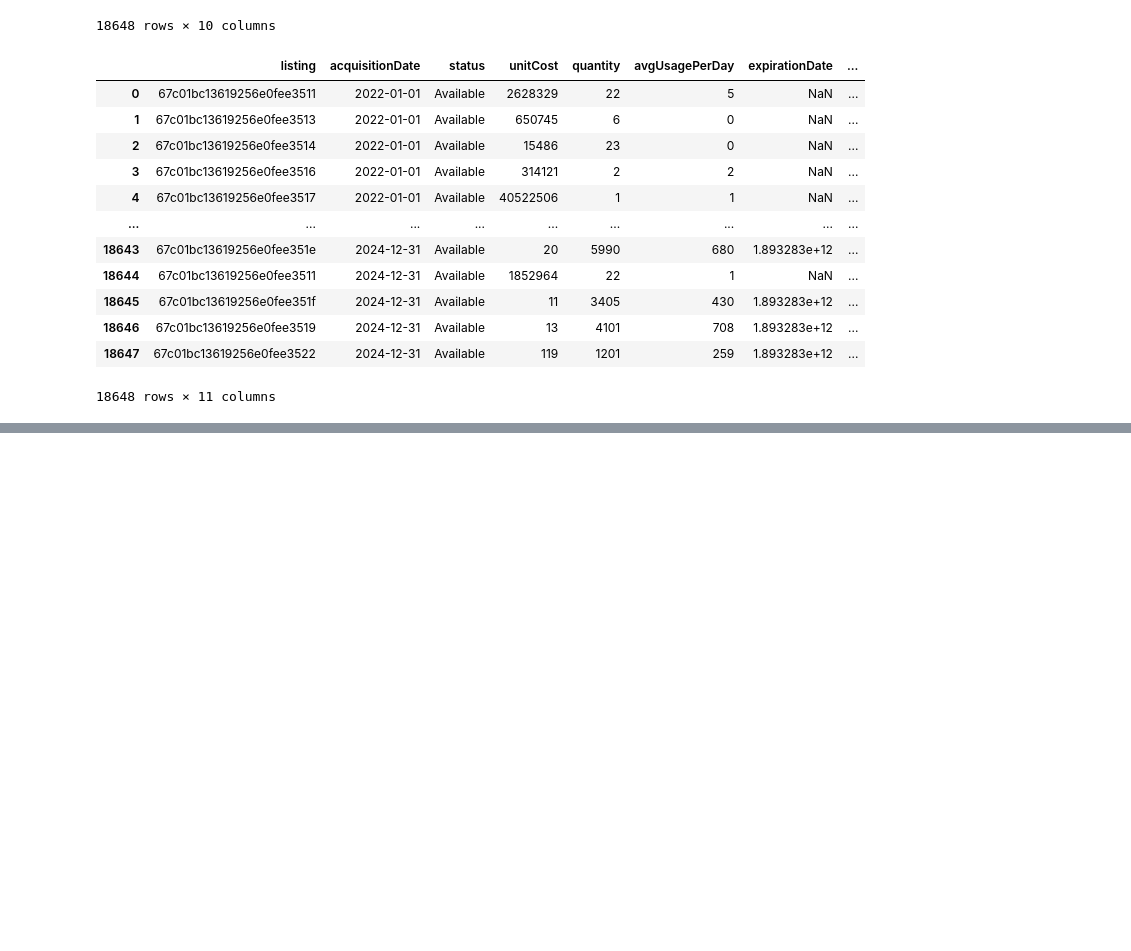
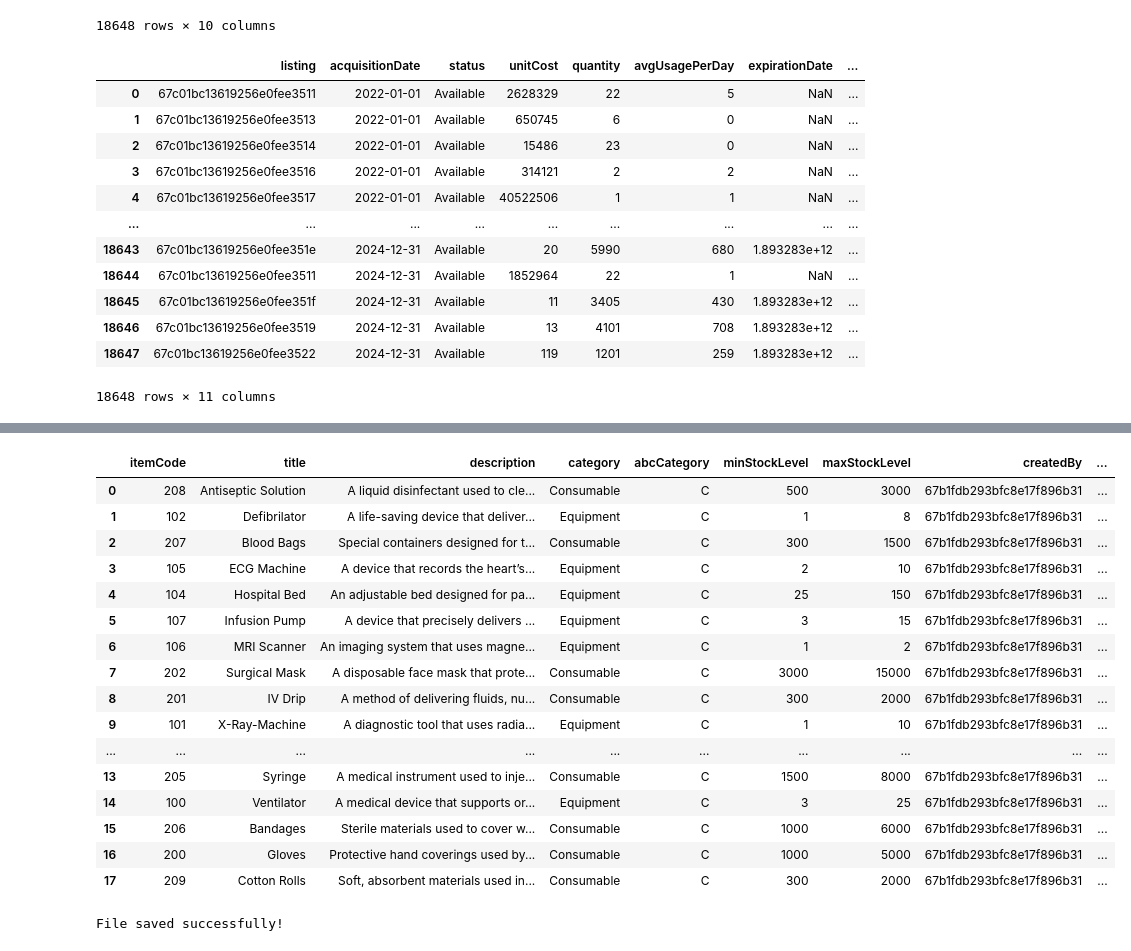
Before and after one commit to KubangPawis/hospital-inventory-demand-forecasting, a Jupyter notebook: synthetic_data_gen.ipynb, the cells around one changed output, grey strips where cells are left out. Saved outputs shown, nothing was run; the diff lists cells and outputs as text; code cells hidden in the pictures; blank space fills up the shorter version.

```diff
--- a/synthetic_data_gen.ipynb
+++ b/synthetic_data_gen.ipynb
@@ -1074,7 +1074,7 @@ stock_listing_df3
 | 18647 | 67c01bc13619256e0fee3522 | 2024-12-31 | Available | 119 | 1201 | 259 | 1.893283e+12 | ... |
 18648 rows × 11 columns
 # %%
-stock_listing_df3 = stock_listing_df3.head(20)
+#stock_listing_df3 = stock_listing_df3.head(20)
 # %%
 # Export stock_listing_v3.json (to export to database)
 if not os.path.exists('./data/stock_listing_v3.json'):
@@ -1086,0 +1126,6 @@ File saved successfully!
+# %%
+stock_listing_latest = stock_listing_df3.copy()
+latest_date_per_item = stock_listing_latest.groupby('listing')['acquisitionDate'].transform('max')
+stock_listing_latest['isLatest'] = stock_listing_latest['acquisitionDate'] == latest_date_per_item
+stock_listing_latest = stock_listing_latest[stock_listing_latest['isLatest'] == True]
+stock_listing_latest
@@ -1086,0 +1150,62 @@ File saved successfully!
+# %%
+def checkStockLevelStatus(minStockLevel, maxStockLevel, threshold, totalStocks):
+    if totalStocks <= (minStockLevel + threshold):
+        return 'low'
+    elif totalStocks <= (maxStockLevel - threshold):
+        return 'moderate'
+    else:
+        return 'high'
+
+item_listing_df1 = stock_listing_latest[['listing', 'quantity']].merge(item_listing_df1, left_on='listing', right_on='_id')
+item_listing_df1 = item_listing_df1.drop('listing', axis=1)
+
+item_listing_df1.columns
+
+# Compute stockLevelStatus
+item_listing_df1['threshold'] = (item_listing_df1['maxStockLevel'] - item_listing_df1['minStockLevel']) / 3
+item_listing_df1['stockLevelStatus'] = item_listing_df1.apply(lambda row: checkStockLevelStatus(row['minStockLevel'], row['maxStockLevel'], row['threshold'], row['quantity']), axis=1)
+
+# Compute stockLevelStatus
+item_listing_df1['range'] = item_listing_df1['maxStockLevel'] - item_listing_df1['minStockLevel']
+item_listing_df1['stockAboveMin'] = item_listing_df1['quantity'] - item_listing_df1['minStockLevel']
+item_listing_df1['stockLevelPercentage'] = np.where(
+    item_listing_df1['range'] <= 0,
+    0,
+    np.clip((item_listing_df1['stockAboveMin'] / item_listing_df1['range']) * 100, 0, 100)
+)
+
+# Remove unnecessary columns
+item_listing_df1.drop(columns=['threshold', 'range', 'stockAboveMin', 'createdAt', '_id'], inplace=True)
+
+# Rename columns
+item_listing_df1.rename(columns={'quantity': 'totalStocks'}, inplace=True)
+item_listing_df1 = item_listing_df1[['itemCode', 'title', 'description', 'category', 'abcCategory', 'minStockLevel', 'maxStockLevel', 'createdBy', 'status', 'totalStocks', 'stockLevelStatus', 'stockLevelPercentage']]
+
+item_listing_df1
+# %% [output]
+|  | itemCode | title | description | category | abcCategory | minStockLevel | maxStockLevel | createdBy | ... |
+| 0 | 208 | Antiseptic Solution | A liquid disinfectant used to cle... | Consumable | C | 500 | 3000 | 67b1fdb293bfc8e17f896b31 | ... |
+| 1 | 102 | Defibrilator | A life-saving device that deliver... | Equipment | C | 1 | 8 | 67b1fdb293bfc8e17f896b31 | ... |
+| 2 | 207 | Blood Bags | Special containers designed for t... | Consumable | C | 300 | 1500 | 67b1fdb293bfc8e17f896b31 | ... |
+| 3 | 105 | ECG Machine | A device that records the heart’s... | Equipment | C | 2 | 10 | 67b1fdb293bfc8e17f896b31 | ... |
+| 4 | 104 | Hospital Bed | An adjustable bed designed for pa... | Equipment | C | 25 | 150 | 67b1fdb293bfc8e17f896b31 | ... |
+| 5 | 107 | Infusion Pump | A device that precisely delivers ... | Equipment | C | 3 | 15 | 67b1fdb293bfc8e17f896b31 | ... |
+| 6 | 106 | MRI Scanner | An imaging system that uses magne... | Equipment | C | 1 | 2 | 67b1fdb293bfc8e17f896b31 | ... |
+| 7 | 202 | Surgical Mask | A disposable face mask that prote... | Consumable | C | 3000 | 15000 | 67b1fdb293bfc8e17f896b31 | ... |
+| 8 | 201 | IV Drip | A method of delivering fluids, nu... | Consumable | C | 300 | 2000 | 67b1fdb293bfc8e17f896b31 | ... |
+| 9 | 101 | X-Ray-Machine | A diagnostic tool that uses radia... | Equipment | C | 1 | 10 | 67b1fdb293bfc8e17f896b31 | ... |
+| ... | ... | ... | ... | ... | ... | ... | ... | ... | ... |
+| 13 | 205 | Syringe | A medical instrument used to inje... | Consumable | C | 1500 | 8000 | 67b1fdb293bfc8e17f896b31 | ... |
+| 14 | 100 | Ventilator | A medical device that supports or... | Equipment | C | 3 | 25 | 67b1fdb293bfc8e17f896b31 | ... |
+| 15 | 206 | Bandages | Sterile materials used to cover w... | Consumable | C | 1000 | 6000 | 67b1fdb293bfc8e17f896b31 | ... |
+| 16 | 200 | Gloves | Protective hand coverings used by... | Consumable | C | 1000 | 5000 | 67b1fdb293bfc8e17f896b31 | ... |
+| 17 | 209 | Cotton Rolls | Soft, absorbent materials used in... | Consumable | C | 300 | 2000 | 67b1fdb293bfc8e17f896b31 | ... |
+# %%
+# Export exported_listings_v4.json (to export to database)
+if not os.path.exists('./data/exported_listings_v4.json'):
+    item_listing_df1.to_json('./data/exported_listings_v4.json', orient='records')
+    print('File saved successfully!')
+else:
+    print('File already exists!')
+# %% [output]
+File saved successfully!
```
Also changed, not shown: parts of 11 cells of this notebook, 2 other files.
